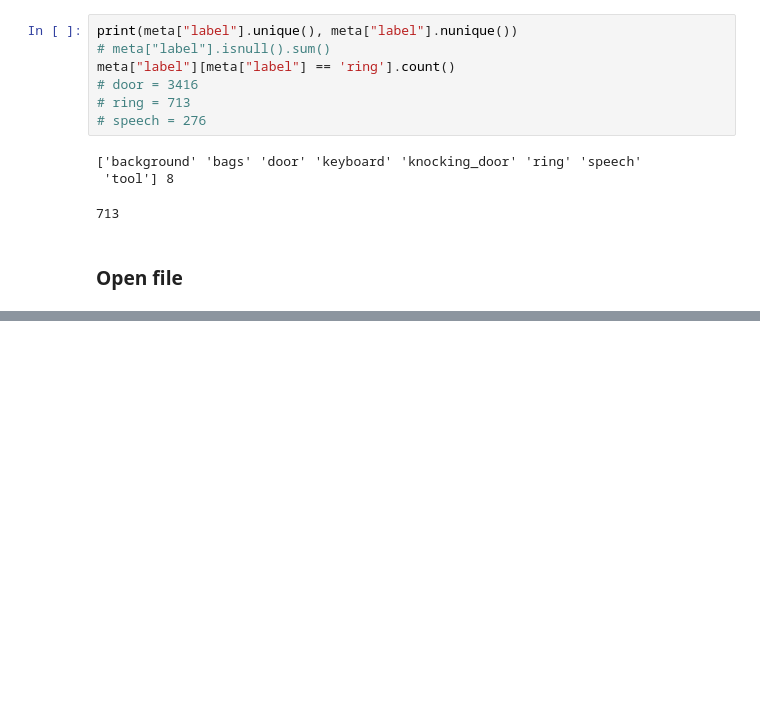
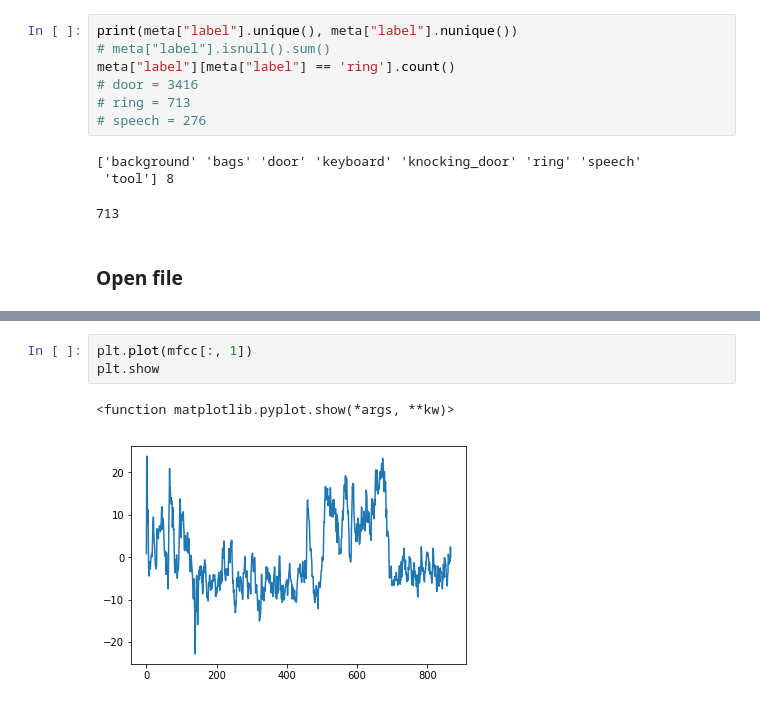
Before and after one commit to AntonOkhotnikov/STC-task, a Jupyter notebook: code/read_meta.ipynb, the cells around one changed output, grey strips where cells are left out. Saved outputs shown, nothing was run; the diff lists cells and outputs as text; blank space fills up the shorter version.

```diff
--- a/code/read_meta.ipynb
+++ b/code/read_meta.ipynb
@@ -50,0 +104,6 @@ numpy.ndarray
+# %%
+plt.plot(mfcc[:, 1])
+plt.show
+# %% [output]
+<function matplotlib.pyplot.show(*args, **kw)>
+[figure, added]
```
Also changed, not shown: parts of 23 cells of this notebook, 1 other file.
